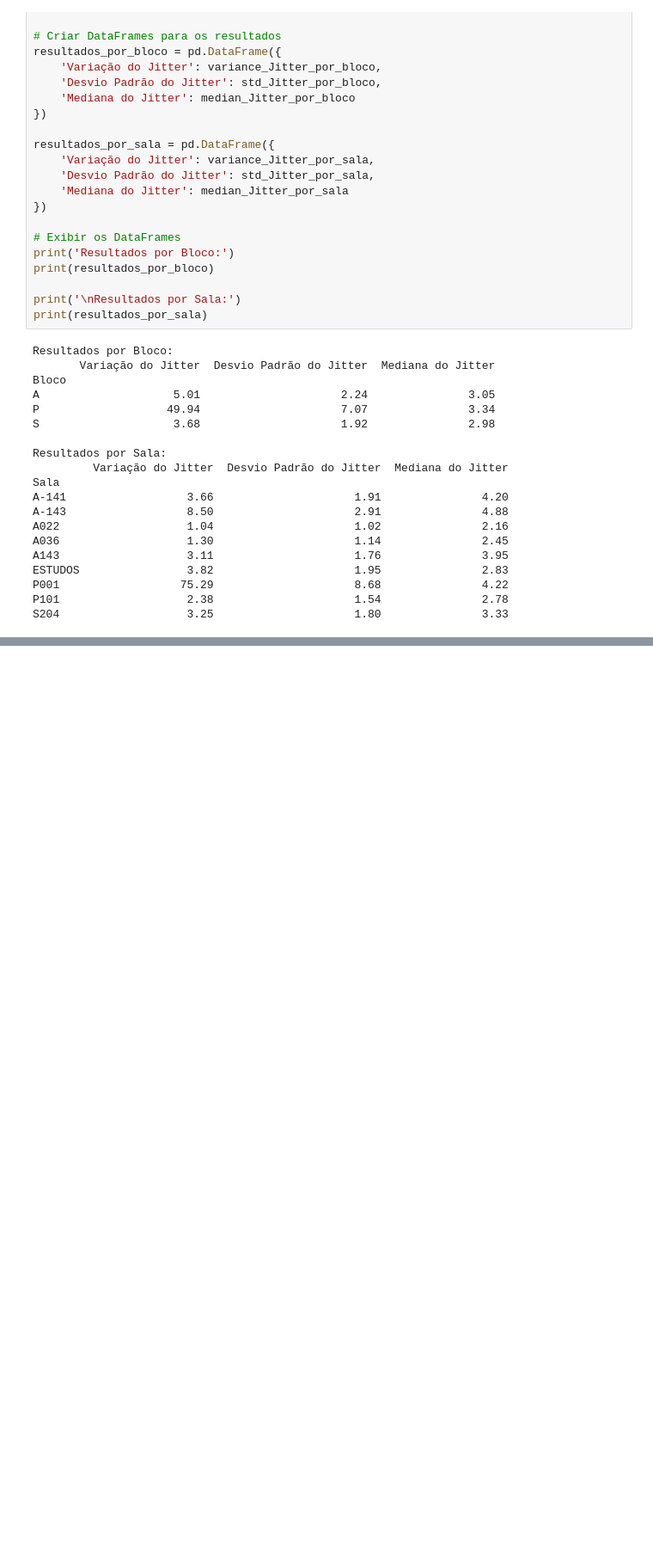
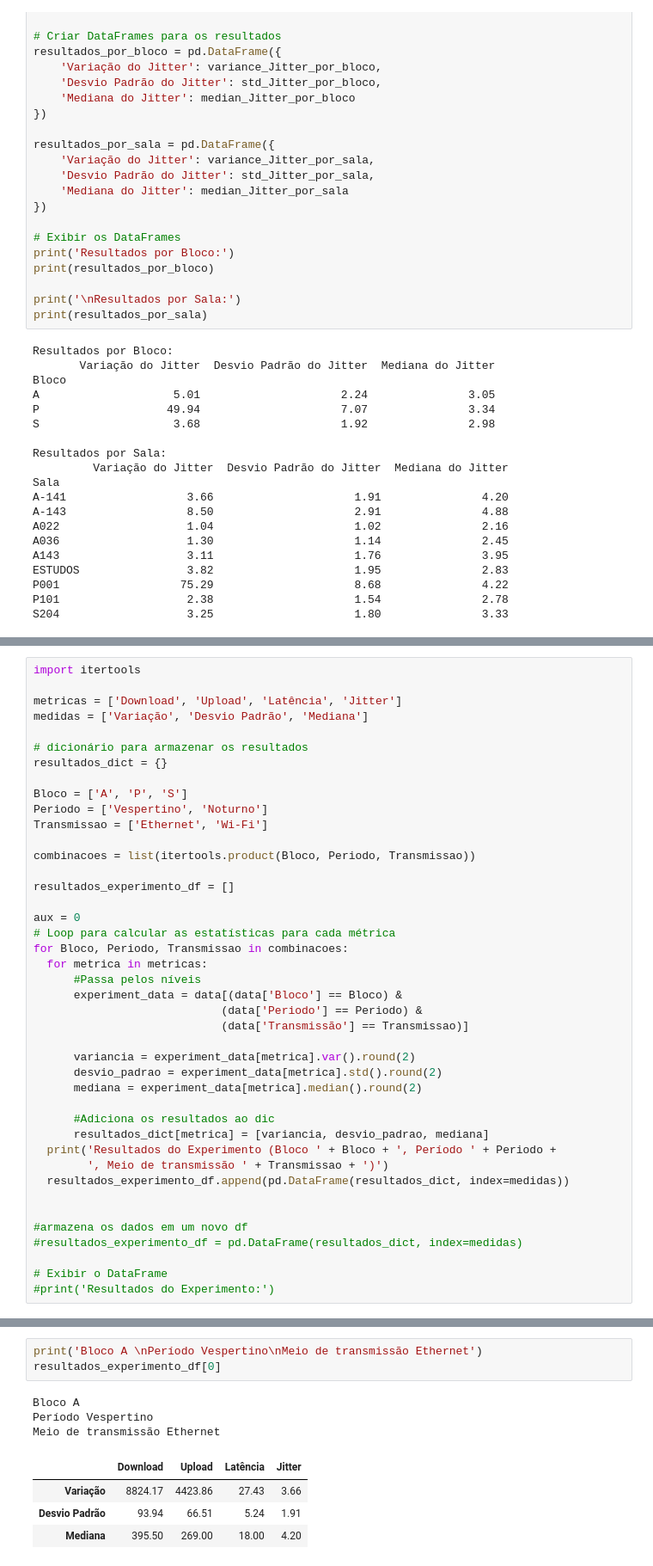
Before and after one commit to matheusbuenowb/University-Network-Analysis, a Jupyter notebook: TCC_Análise.ipynb, the cells around one changed output, grey strips where cells are left out. Shown at 86% size. Saved outputs shown, nothing was run; the diff lists cells and outputs as text; blank space fills up the shorter version.

```diff
--- a/TCC_Análise.ipynb
+++ b/TCC_Análise.ipynb
@@ -1017,0 +932,42 @@ Resultados do Experimento 1 (Ethernet, Bloco P, Vespertino):
+# %%
+import itertools
+
+metricas = ['Download', 'Upload', 'Latência', 'Jitter']
+medidas = ['Variação', 'Desvio Padrão', 'Mediana']
+
+# dicionário para armazenar os resultados
+resultados_dict = {}
+
+Bloco = ['A', 'P', 'S']
+Periodo = ['Vespertino', 'Noturno']
+Transmissao = ['Ethernet', 'Wi-Fi']
+
+combinacoes = list(itertools.product(Bloco, Periodo, Transmissao))
+
+resultados_experimento_df = []
+
+aux = 0
+# Loop para calcular as estatísticas para cada métrica
+for Bloco, Periodo, Transmissao in combinacoes:
+  for metrica in metricas:
+      #Passa pelos níveis
+      experiment_data = data[(data['Bloco'] == Bloco) &
+                            (data['Periodo'] == Periodo) &
+                            (data['Transmissão'] == Transmissao)]
+
+      variancia = experiment_data[metrica].var().round(2)
+      desvio_padrao = experiment_data[metrica].std().round(2)
+      mediana = experiment_data[metrica].median().round(2)
+
+      #Adiciona os resultados ao dic
+      resultados_dict[metrica] = [variancia, desvio_padrao, mediana]
+  print('Resultados do Experimento (Bloco ' + Bloco + ', Período ' + Periodo +
+        ', Meio de transmissão ' + Transmissao + ')')
+  resultados_experimento_df.append(pd.DataFrame(resultados_dict, index=medidas))
+
+
+#armazena os dados em um novo df
+#resultados_experimento_df = pd.DataFrame(resultados_dict, index=medidas)
+
+# Exibir o DataFrame
+#print('Resultados do Experimento:')
@@ -1017,0 +987,11 @@ Resultados do Experimento 1 (Ethernet, Bloco P, Vespertino):
+# %%
+print('Bloco A \nPeríodo Vespertino\nMeio de transmissão Ethernet')
+resultados_experimento_df[0]
+# %% [output]
+Bloco A
+Período Vespertino
+Meio de transmissão Ethernet
+|  | Download | Upload | Latência | Jitter |
+| Variação | 8824.17 | 4423.86 | 27.43 | 3.66 |
+| Desvio Padrão | 93.94 | 66.51 | 5.24 | 1.91 |
+| Mediana | 395.50 | 269.00 | 18.00 | 4.20 |
```
Also changed, not shown: parts of 14 cells of this notebook.
